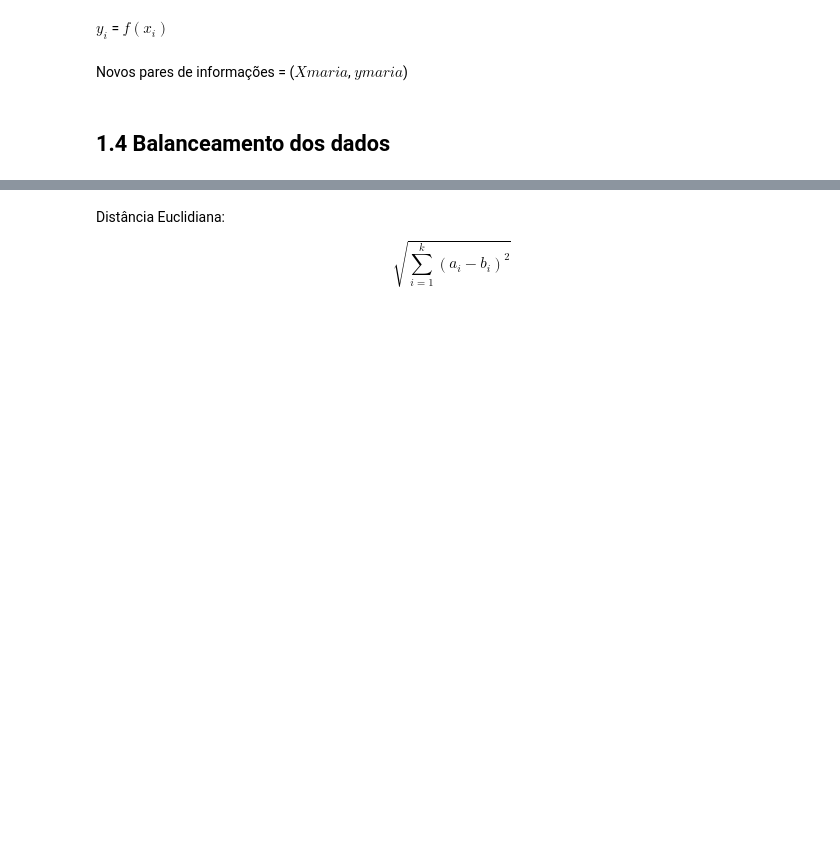
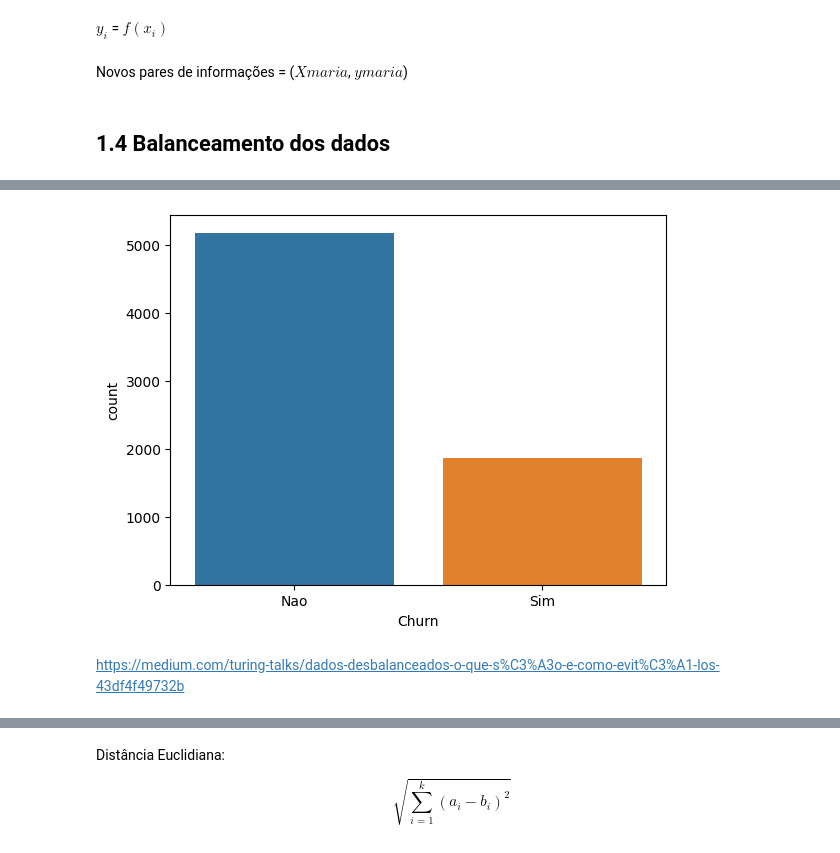
Before and after one commit to Eliezerguimaraes/ml_costumer_churn, a Jupyter notebook: Eliezer_Guimarães_Classificacao_Churn.ipynb, the cells around one changed output, grey strips where cells are left out. Drawn from its saved outputs; the diff is of its cells as text; code cells hidden in the pictures; blank space fills up the shorter version.

```diff
--- a/Eliezer_Guimarães_Classificacao_Churn.ipynb
+++ b/Eliezer_Guimarães_Classificacao_Churn.ipynb
@@ -39,0 +128,9 @@ Novos pares de informações = ($Xmaria$, $ymaria$)
+# %%
+#variavel taget esta desbalanceada
+import seaborn as sns
+
+ax = sns.countplot(x='Churn', hue = 'Churn', data=dados)
+# %% [output]
+[figure, added]
+# %% [markdown]
+https://medium.com/turing-talks/dados-desbalanceados-o-que-s%C3%A3o-e-como-evit%C3%A1-los-43df4f49732b
```
Also changed, not shown: parts of 33 cells of this notebook.
